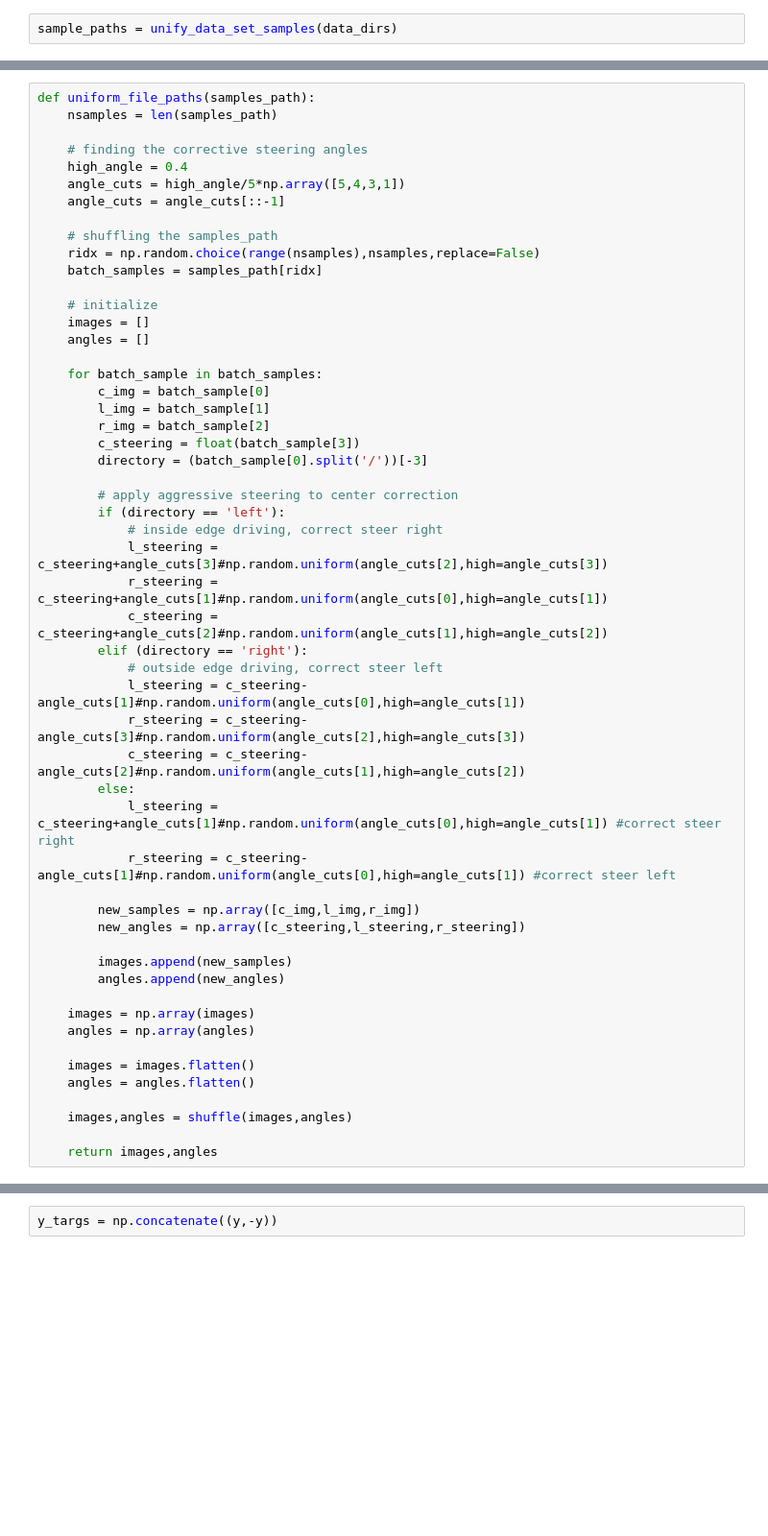
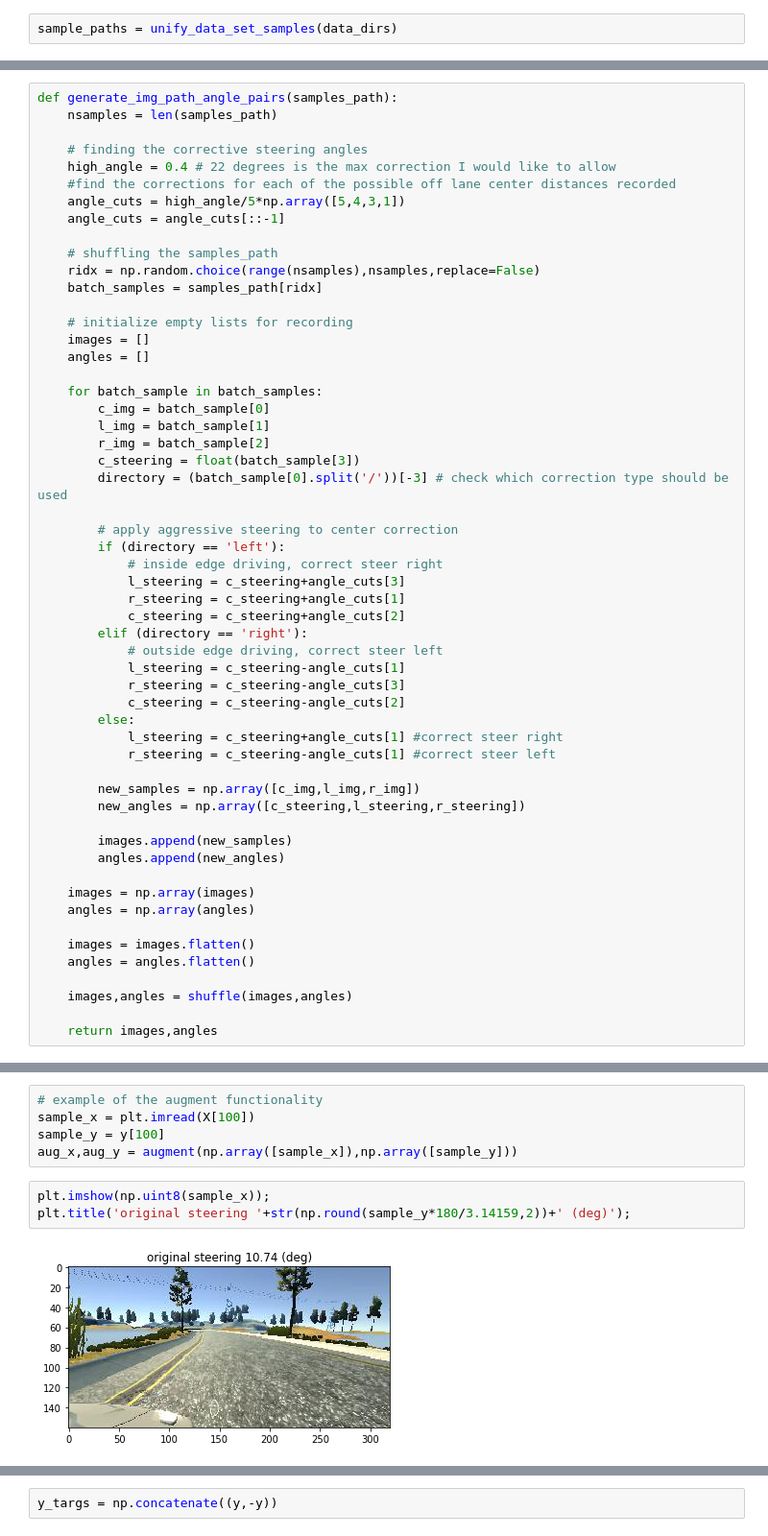
Before and after one commit to BVPhD/Udacity_SDC, a Jupyter notebook: COVNET_Behavioral_Cloning/Behavioral_Cloning.ipynb, the cells around one changed output, grey strips where cells are left out. Shown at 96% size. Drawn from its saved outputs; the diff is of its cells as text; blank space fills up the shorter version.

```diff
--- a/COVNET_Behavioral_Cloning/Behavioral_Cloning.ipynb
+++ b/COVNET_Behavioral_Cloning/Behavioral_Cloning.ipynb
@@ -102,9 +128,10 @@ sample_paths.shape
 # %%
-def uniform_file_paths(samples_path):
+def generate_img_path_angle_pairs(samples_path):
     nsamples = len(samples_path)
 
     # finding the corrective steering angles
-    high_angle = 0.4
+    high_angle = 0.4 # 22 degrees is the max correction I would like to allow
+    #find the corrections for each of the possible off lane center distances recorded
     angle_cuts = high_angle/5*np.array([5,4,3,1])
     angle_cuts = angle_cuts[::-1]
 
@@ -112,7 +139,7 @@ def uniform_file_paths(samples_path):
     ridx = np.random.choice(range(nsamples),nsamples,replace=False)
     batch_samples = samples_path[ridx]
 
-    # initialize
+    # initialize empty lists for recording
     images = []
     angles = []
 
@@ -121,22 +148,22 @@ def uniform_file_paths(samples_path):
         l_img = batch_sample[1]
         r_img = batch_sample[2]
         c_steering = float(batch_sample[3])
-        directory = (batch_sample[0].split('/'))[-3]
+        directory = (batch_sample[0].split('/'))[-3] # check which correction type should be used
 
         # apply aggressive steering to center correction
         if (directory == 'left'):
             # inside edge driving, correct steer right
-            l_steering = c_steering+angle_cuts[3]#np.random.uniform(angle_cuts[2],high=angle_cuts[3])
-            r_steering = c_steering+angle_cuts[1]#np.random.uniform(angle_cuts[0],high=angle_cuts[1])
-            c_steering = c_steering+angle_cuts[2]#np.random.uniform(angle_cuts[1],high=angle_cuts[2])
+            l_steering = c_steering+angle_cuts[3]
+            r_steering = c_steering+angle_cuts[1]
+            c_steering = c_steering+angle_cuts[2]
         elif (directory == 'right'):
             # outside edge driving, correct steer left
-            l_steering = c_steering-angle_cuts[1]#np.random.uniform(angle_cuts[0],high=angle_cuts[1])
-            r_steering = c_steering-angle_cuts[3]#np.random.uniform(angle_cuts[2],high=angle_cuts[3])
-            c_steering = c_steering-angle_cuts[2]#np.random.uniform(angle_cuts[1],high=angle_cuts[2])
+            l_steering = c_steering-angle_cuts[1]
+            r_steering = c_steering-angle_cuts[3]
+            c_steering = c_steering-angle_cuts[2]
         else:
-            l_steering = c_steering+angle_cuts[1]#np.random.uniform(angle_cuts[0],high=angle_cuts[1]) #correct steer right
-            r_steering = c_steering-angle_cuts[1]#np.random.uniform(angle_cuts[0],high=angle_cuts[1]) #correct steer left
+            l_steering = c_steering+angle_cuts[1] #correct steer right
+            r_steering = c_steering-angle_cuts[1] #correct steer left
 
         new_samples = np.array([c_img,l_img,r_img])
         new_angles = np.array([c_steering,l_steering,r_steering])
@@ -161,0 +204,10 @@ X.shape
+# %%
+# example of the augment functionality
+sample_x = plt.imread(X[100])
+sample_y = y[100]
+aug_x,aug_y = augment(np.array([sample_x]),np.array([sample_y]))
+# %%
+plt.imshow(np.uint8(sample_x));
+plt.title('original steering '+str(np.round(sample_y*180/3.14159,2))+' (deg)');
+# %% [output]
+[figure, added]
```
Also changed, not shown: parts of 42 cells of this notebook, 4 other files.
